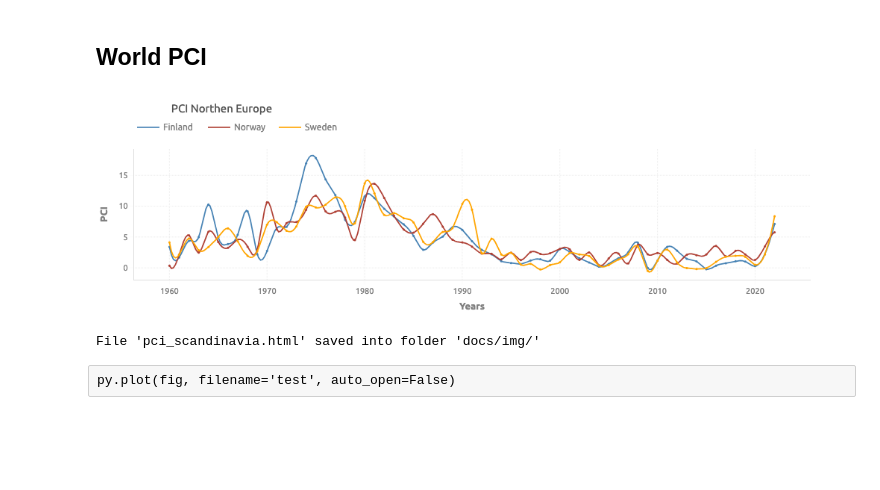
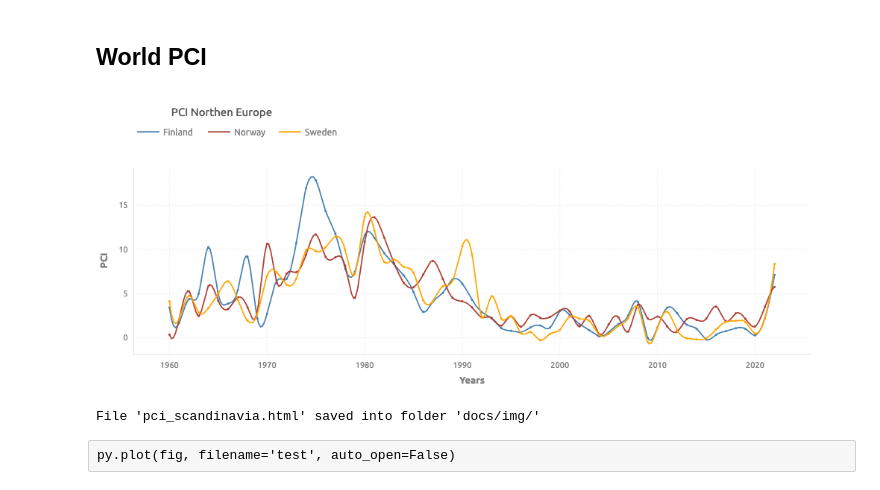
Before and after one commit to achasovsky/economy-rus-dash, a Jupyter notebook: 01-main.ipynb, the cells around one changed output. Saved outputs shown, nothing was run; the diff lists cells and outputs as text; code cells hidden in the pictures; blank space fills up the shorter version.

```diff
--- a/01-main.ipynb
+++ b/01-main.ipynb
@@ -73,7 +73,7 @@ pio.templates['primetheme'] = go.layout.Template(
             #   -5 : 0.2   -4 : 0.5   -3 : 0.65  -2 : 0.75  -1 : 0.85
                 '#353535', '#7F7F7F', '#A5A5A5', '#BFBFBF', '#D9D9D9')
             ),
-        'dragmode': False,
+        'dragmode': 'pan',
         'xaxis': dict(
             anchor='free',
             position=0,
@@ -174,7 +174,7 @@ pio.templates['primetheme'] = go.layout.Template(
 pio.templates.default = 'primetheme'
 palette = pio.templates['primetheme'].layout.colorway
 # %%
-fig = pl_figure(figsize=(800, 300))
+fig = pl_figure(figsize=(900, 400))
 
 # pl_plot(
 #     go.Scatter(x=data.index, y=data['Finland'], mode='lines+markers', line_color=palette[0], name='Finland'), fig)
@@ -200,34 +200,34 @@ pl_plot(
     go.Scatter(
         x=data['Norway'][:-1].index,
         y=data['Norway'][:-1],
         mode='markers', line_color=palette[1], showlegend=False, name='Norway'), fig)
 
 pl_plot(
     go.Scatter(
         x=smoothed(data['Sweden'][:-1]).index,
         y=smoothed(data['Sweden'][:-1]).values.ravel(),
         mode='lines', line_color=palette[4], hoverinfo='skip', name='Sweden'), fig)
 pl_plot(
     go.Scatter(
         x=data['Sweden'][:-1].index,
         y=data['Sweden'][:-1],
         mode='markers', line_color=palette[4], showlegend=False, name='Sweden'), fig)
 
 
 # pl_plot(
 #     go.Scatter(x=data.index, y=data['Norway'], mode='lines+markers', line_color=palette[1], name='Norway'), fig)
 # pl_plot(
 #     go.Scatter(x=data.index, y=data['Sweden'], mode='lines+markers', line_color=palette[2], name='Sweden'), fig)
 
 pl_labels(x='Years', y='PCI', fig=fig)
 pl_title('PCI Northen Europe', size=15, fig=fig)
 # pl_rstyle(xticks=[1960, 2025, 5], yticks=[0, 20, 5], ylim=[-1, 20])
 
 
 fig.show(config=config)
 pl_savefig(fig, 'pci_scandinavia', dir=path_save_img, config=config)
 # %% [output]
-[figure, old version]
+[figure, new version]
 File 'pci_scandinavia.html' saved into folder 'docs/img/'
 # %% [raw]
 py.plot(fig, filename='test', auto_open=False)
```
Also changed, not shown: 1 other file.
